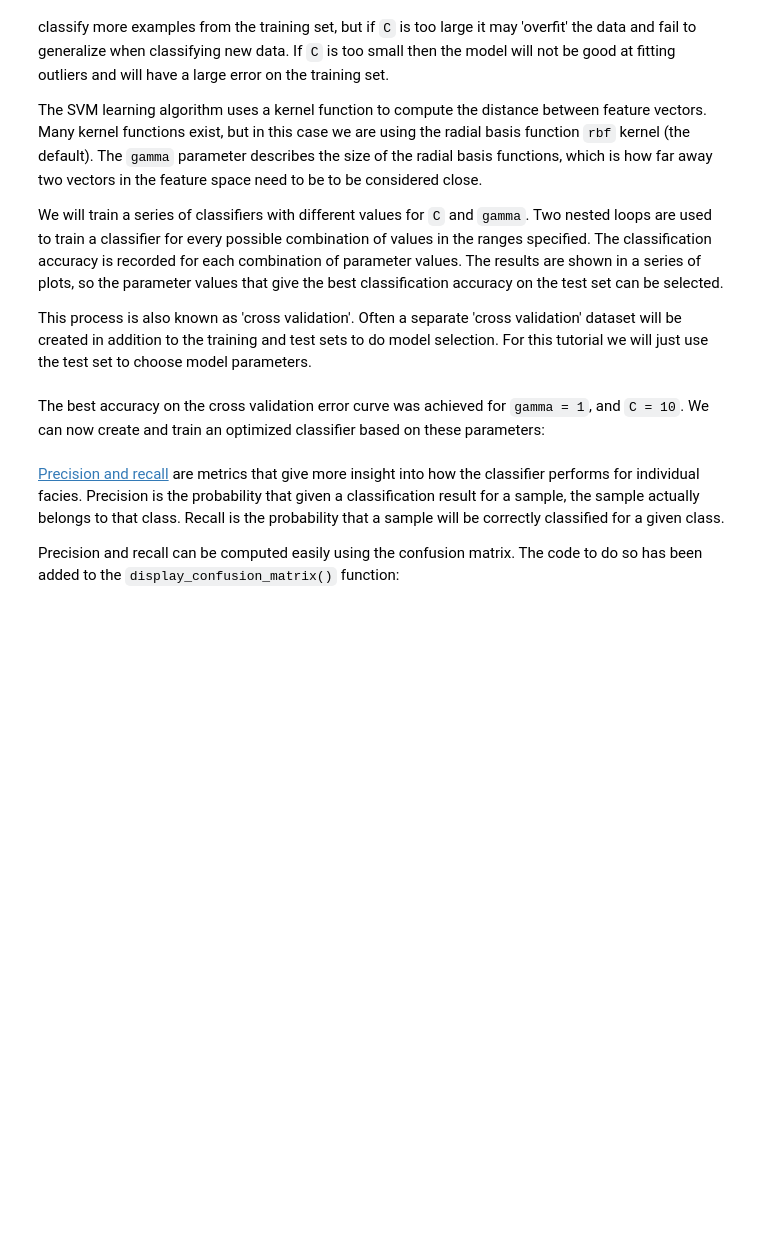
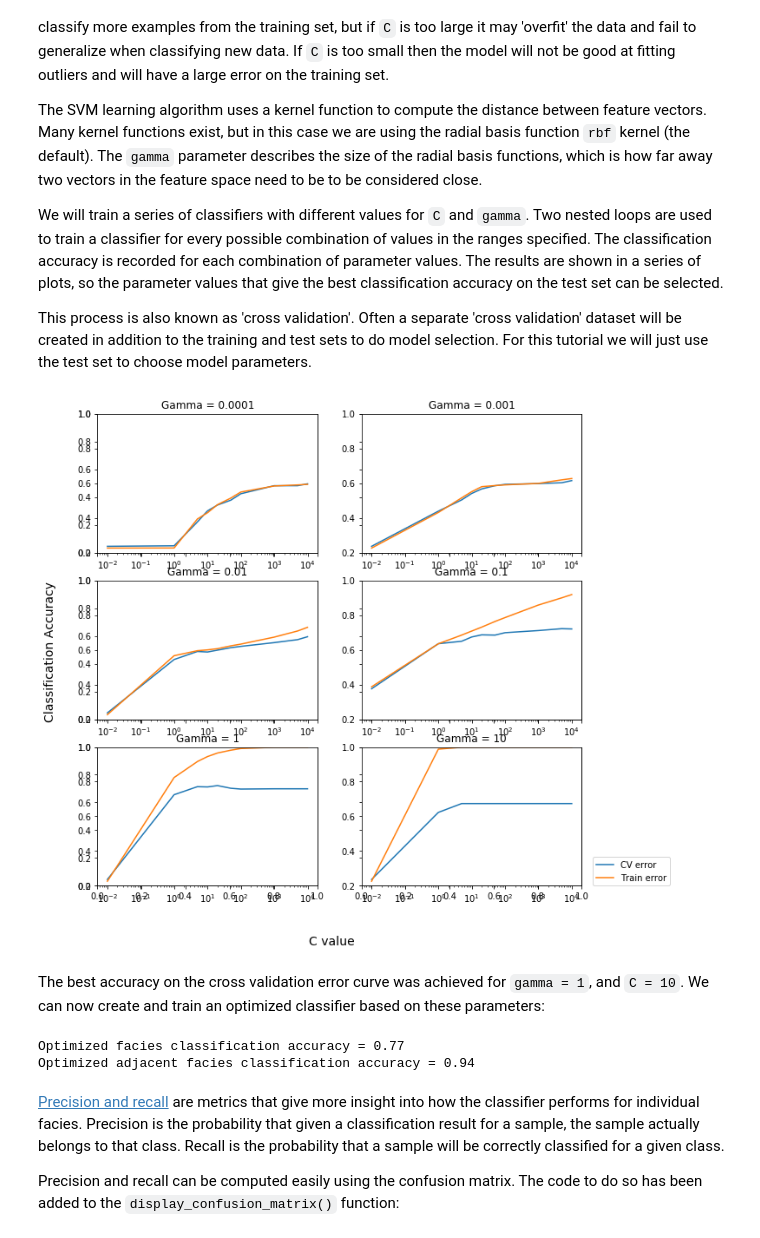
Before and after one commit to Eng-RSMY/facies_classification, a Jupyter notebook: Facies Classification - SVM.ipynb, the cells around one changed output. Drawn from its saved outputs; the diff is of its cells as text; code cells hidden in the pictures; blank space fills up the shorter version.

```diff
--- a/Facies Classification - SVM.ipynb
+++ b/Facies Classification - SVM.ipynb
@@ -383,44 +383,43 @@ This process is also known as 'cross validation'.  Often a separate 'cross valid
 do_model_selection = True
 
 if do_model_selection:
     C_range = np.array([.01, 1, 5, 10, 20, 50, 100, 1000, 5000, 10000])
     gamma_range = np.array([0.0001, 0.001, 0.01, 0.1, 1, 10])
 
     fig, axes = plt.subplots(3, 2,
                         sharex='col', sharey='row',figsize=(10,10))
     plot_number = 0
     for outer_ind, gamma_value in enumerate(gamma_range):
         row = plot_number / 2
         column = plot_number % 2
         cv_errors = np.zeros(C_range.shape)
         train_errors = np.zeros(C_range.shape)
         for index, c_value in enumerate(C_range):
 
             clf = svm.SVC(C = c_value, gamma = gamma_value)
             clf.fit(X_train,y_train)
 
             train_conf = confusion_matrix(y_train, clf.predict(X_train))
             cv_conf = confusion_matrix(y_test, clf.predict(X_test))
 
             cv_errors[index] = accuracy(cv_conf)
             train_errors[index] = accuracy(train_conf)
+        #ax = axes[row, column]
+        ax = fig.add_subplot(3, 2,plot_number+1 )
+        ax.set_title('Gamma = %g'%gamma_value)
+        ax.semilogx(C_range, cv_errors, label='CV error')
+        ax.semilogx(C_range, train_errors, label='Train error')
+        plot_number += 1
+        ax.set_ylim([0.2,1])
 
-        #ax = axes[row, column]
-        bx = fig.add_subplot(1, 1, 1)
-
-        #ax = plt.subplots()
-        bx.set_title('Gamma = %g'%gamma_value)
-        bx.semilogx(C_range, cv_errors, label='CV error')
-        bx.semilogx(C_range, train_errors, label='Train error')
-        plot_number += 1
-        bx.set_ylim([0.2,1])
-
-    bx.legend(bbox_to_anchor=(1.05, 0), loc='lower left', borderaxespad=0.)
+    ax.legend(bbox_to_anchor=(1.05, 0), loc='lower left', borderaxespad=0.)
     fig.text(0.5, 0.03, 'C value', ha='center',
              fontsize=14)
 
     fig.text(0.04, 0.5, 'Classification Accuracy', va='center',
              rotation='vertical', fontsize=14)
+# %% [output]
+[figure, added]
 # %% [markdown]
 The best accuracy on the cross validation error curve was achieved for `gamma = 1`, and `C = 10`.  We can now create and train an optimized classifier based on these parameters:
 # %%
@@ -431,6 +430,9 @@ cv_conf = confusion_matrix(y_test, clf.predict(X_test))
 
 print('Optimized facies classification accuracy = %.2f' % accuracy(cv_conf))
 print('Optimized adjacent facies classification accuracy = %.2f' % accuracy_adjacent(cv_conf, adjacent_facies))
+# %% [output]
+Optimized facies classification accuracy = 0.77
+Optimized adjacent facies classification accuracy = 0.94
 # %% [markdown]
 [Precision and recall](https://en.wikipedia.org/wiki/Precision_and_recall) are metrics that give more insight into how the classifier performs for individual facies.  Precision is the probability that given a classification result for a sample, the sample actually belongs to that class.  Recall is the probability that a sample will be correctly classified for a given class.
 
```
Also changed, not shown: parts of 5 cells of this notebook.
